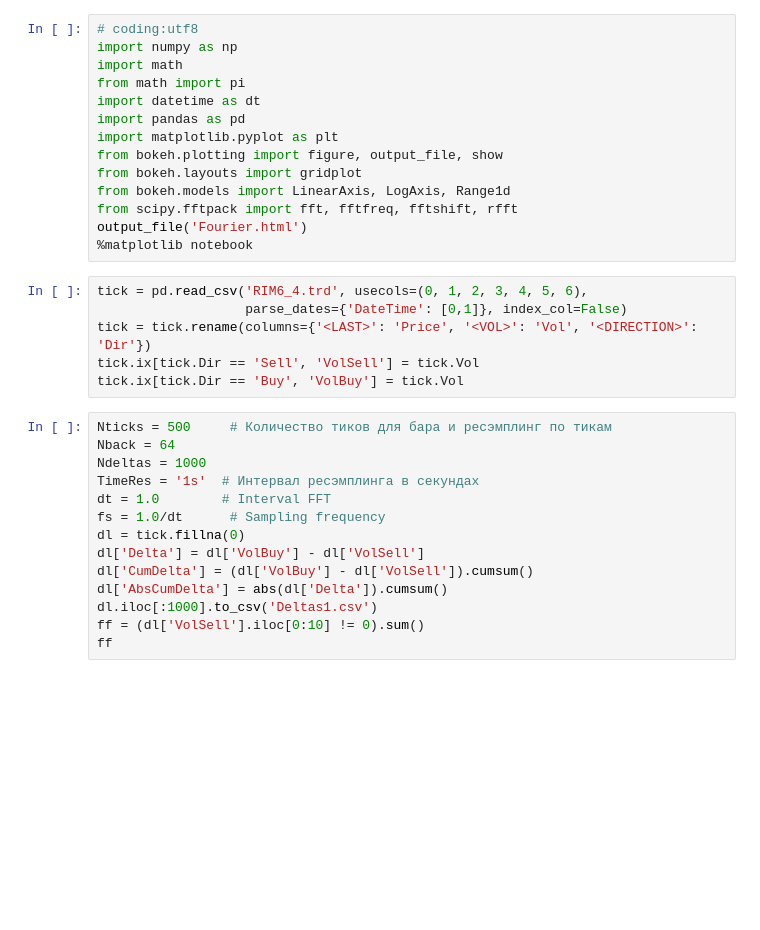
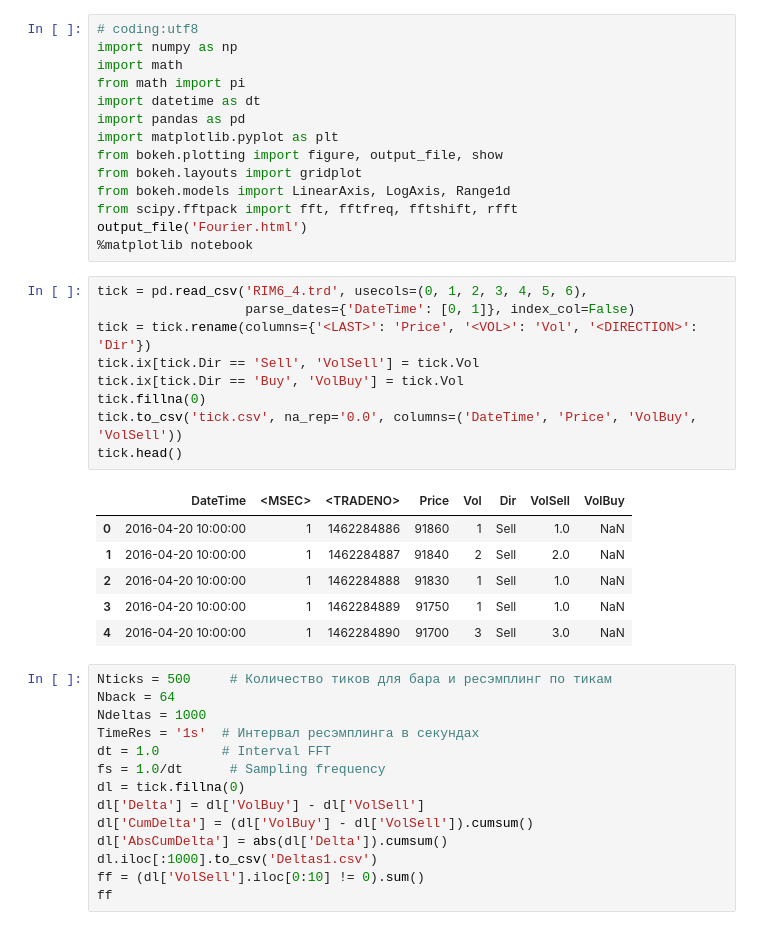
Before and after one commit to arelyt/TestPandas, a Jupyter notebook: Deltas.ipynb, the cells around one changed output. Cells and saved outputs as stored; diff of their text form; blank space fills up the shorter version.

```diff
--- a/Deltas.ipynb
+++ b/Deltas.ipynb
@@ -14,10 +14,20 @@ output_file('Fourier.html')
 %matplotlib notebook
 # %%
 tick = pd.read_csv('RIM6_4.trd', usecols=(0, 1, 2, 3, 4, 5, 6),
-                   parse_dates={'DateTime': [0,1]}, index_col=False)
+                   parse_dates={'DateTime': [0, 1]}, index_col=False)
 tick = tick.rename(columns={'<LAST>': 'Price', '<VOL>': 'Vol', '<DIRECTION>': 'Dir'})
 tick.ix[tick.Dir == 'Sell', 'VolSell'] = tick.Vol
 tick.ix[tick.Dir == 'Buy', 'VolBuy'] = tick.Vol
+tick.fillna(0)
+tick.to_csv('tick.csv', na_rep='0.0', columns=('DateTime', 'Price', 'VolBuy', 'VolSell'))
+tick.head()
+# %% [output]
+|  | DateTime | <MSEC> | <TRADENO> | Price | Vol | Dir | VolSell | VolBuy |
+| 0 | 2016-04-20 10:00:00 | 1 | 1462284886 | 91860 | 1 | Sell | 1.0 | NaN |
+| 1 | 2016-04-20 10:00:00 | 1 | 1462284887 | 91840 | 2 | Sell | 2.0 | NaN |
+| 2 | 2016-04-20 10:00:00 | 1 | 1462284888 | 91830 | 1 | Sell | 1.0 | NaN |
+| 3 | 2016-04-20 10:00:00 | 1 | 1462284889 | 91750 | 1 | Sell | 1.0 | NaN |
+| 4 | 2016-04-20 10:00:00 | 1 | 1462284890 | 91700 | 3 | Sell | 3.0 | NaN |
 # %%
 Nticks = 500     # Количество тиков для бара и ресэмплинг по тикам
 Nback = 64
```
Also changed, not shown: parts of 2 cells of this notebook.
